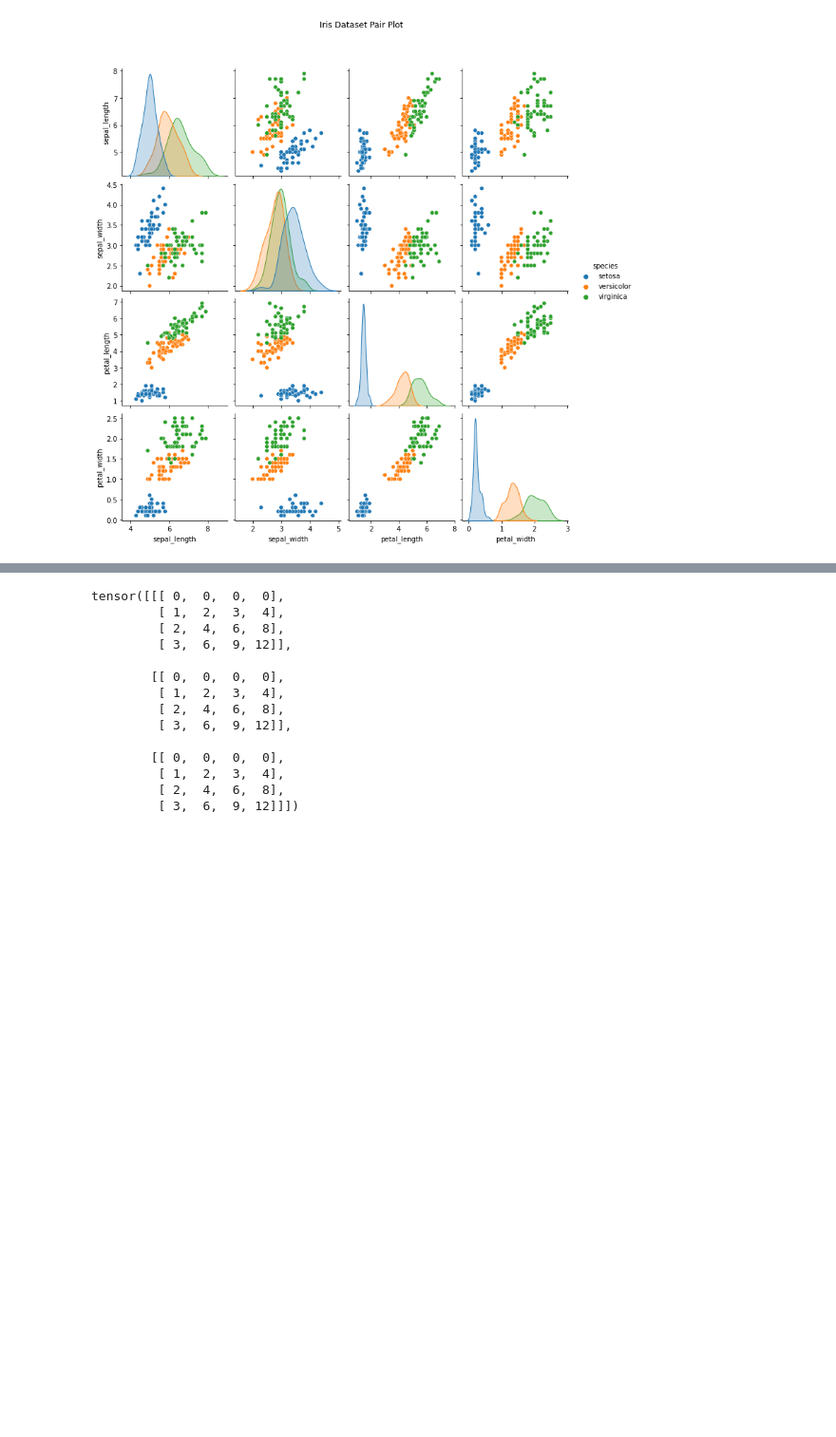
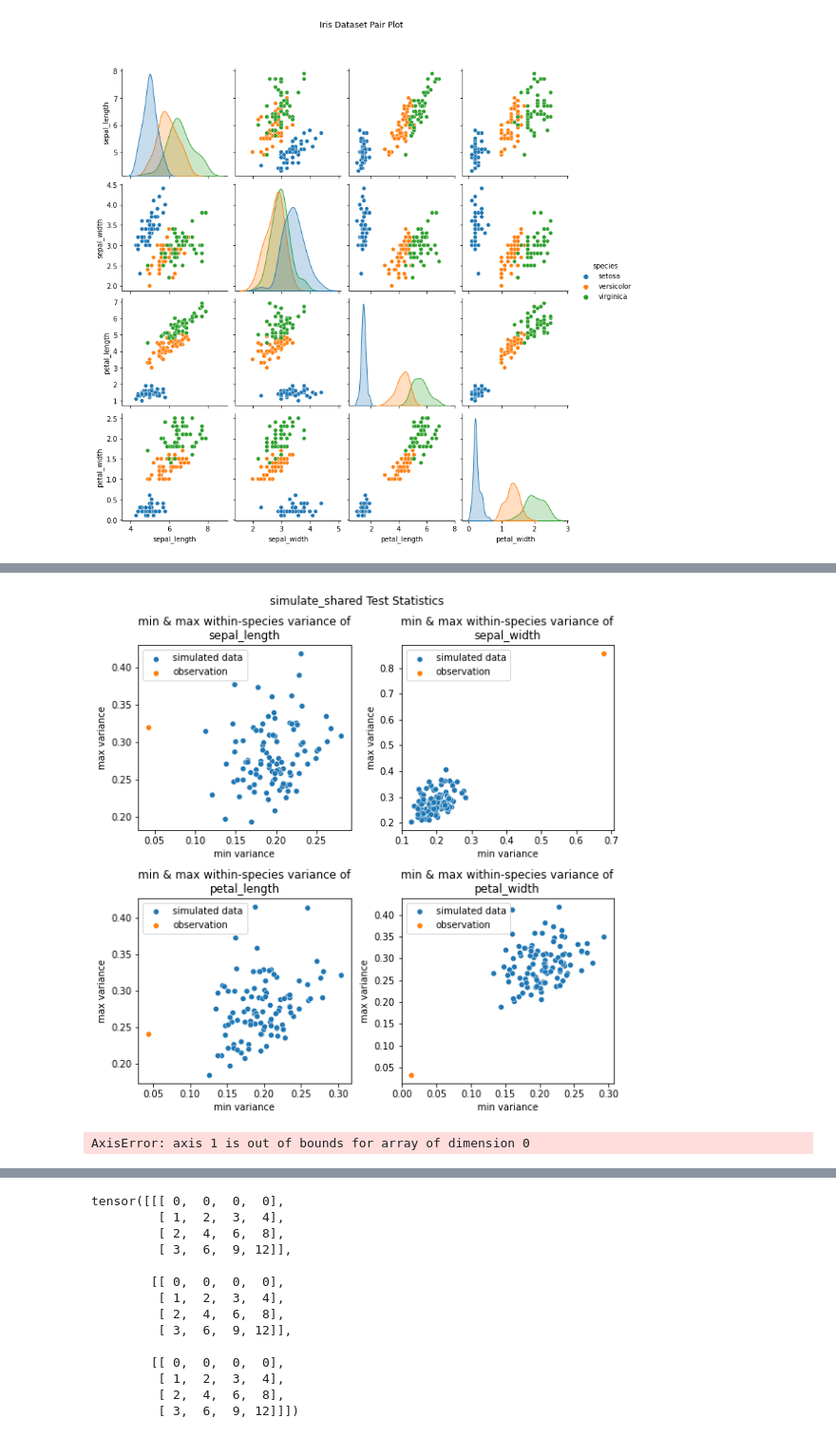
Before and after one commit to noamsgl/ABDA_HW4, a Jupyter notebook: pyro/HW4_Q1.ipynb, the cells around one changed output, grey strips where cells are left out. Shown at 95% size. Saved outputs shown, nothing was run; the diff lists cells and outputs as text; code cells hidden in the pictures; blank space fills up the shorter version.

Commit message:
Backup Q1 - finish checkmodel 1

```diff
--- a/pyro/HW4_Q1.ipynb
+++ b/pyro/HW4_Q1.ipynb
@@ -188,0 +202,15 @@ def model_separate_scale(data):
+# %%
+def get_mcmc(model, args, num_samples=400):
+    # todo: raise the num_samples to 1500
+    """Wrapper for mcmc.run() with NUTS kernel"""
+    nuts_kernel = NUTS(model)
+    mcmc = MCMC(nuts_kernel, num_samples=num_samples)
+    mcmc.run(*args)
+    return mcmc
+# %%
+sample_shared = lambda X: get_mcmc(model_shared_scale, (X,))
+sample_separate = lambda X: get_mcmc(model_separate_scale, (X,))
+# %%
+mcmc_shared = sample_shared(X)
+chn_shared = mcmc_shared.get_samples()
+mcmc_shared.summary()
@@ -188,0 +262,18 @@ def model_separate_scale(data):
+# %%
+def simulate_shared(X):
+    chain = chn_shared
+    B = len(X)  # number of data points (batch size)
+    D = X.size(-1)  # dimension of each data point
+    S = len(chain)  # number of mcmc samples
+    assignments = np.empty(B)
+    simulations = np.empty((B, D))
+    for i in range(B):
+        weights = chain["weights"][np.random.choice(S)]
+        assignment = np.random.choice(K, p=weights.numpy())
+        assignments[i] = assignment
+        locs = chain["locs"][np.random.choice(S)][assignment]
+        scale = chain["scales"][np.random.choice(S)]  # todo: scales -> scale
+        # print(f"diagnostic at i={i}, locs={locs}, scale={scale}")
+        # print(f"diagnostic at i={i}, line={dist.MultivariateNormal(locs, scale * torch.eye(D)).sample()}")
+        simulations[i, :] = dist.MultivariateNormal(locs, scale * torch.eye(D)).sample()
+    return simulations, assignments
@@ -188,0 +348,9 @@ def model_separate_scale(data):
+# %%
+simulator = lambda: simulate_shared(X)
+tests = plot_check(X, df.label, simulator, features, "simulate_shared")
+# %% [output]
+[figure, added]
+# %%
+np.min(tests, axis=1)
+# %% [output]
+AxisError: axis 1 is out of bounds for array of dimension 0
```
Also changed, not shown: parts of 29 cells of this notebook, 1 other file.
